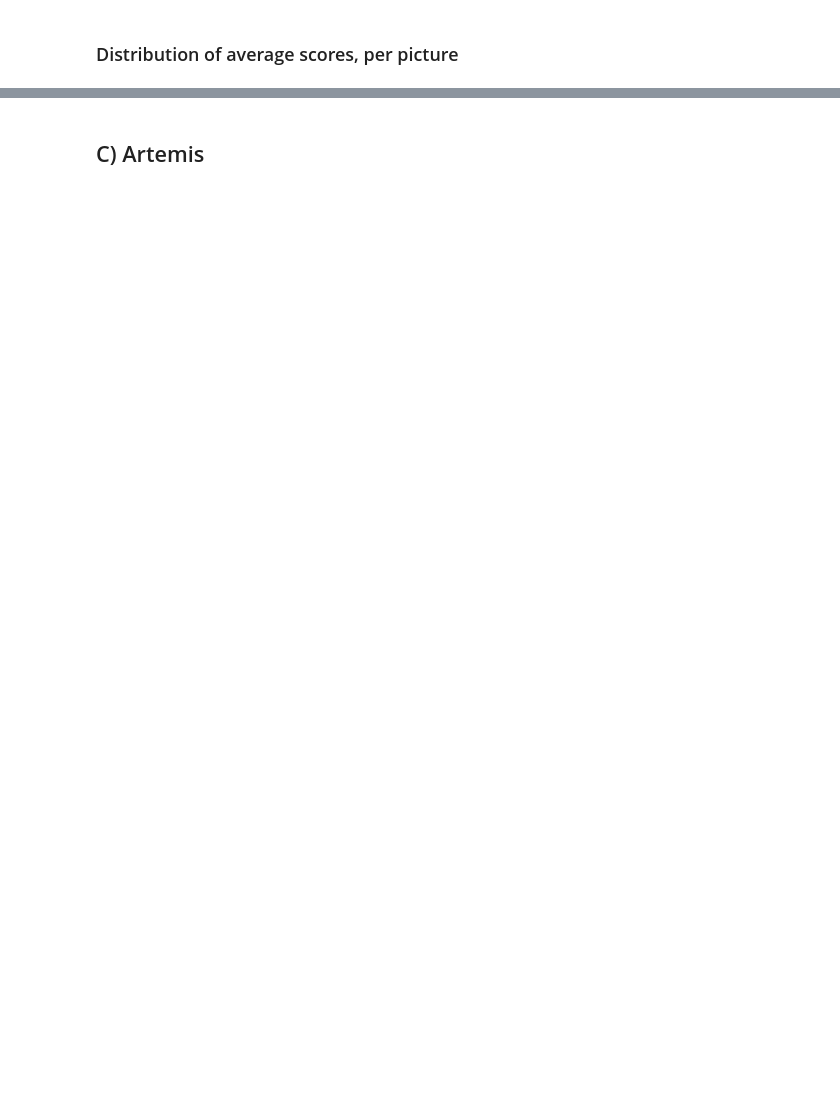
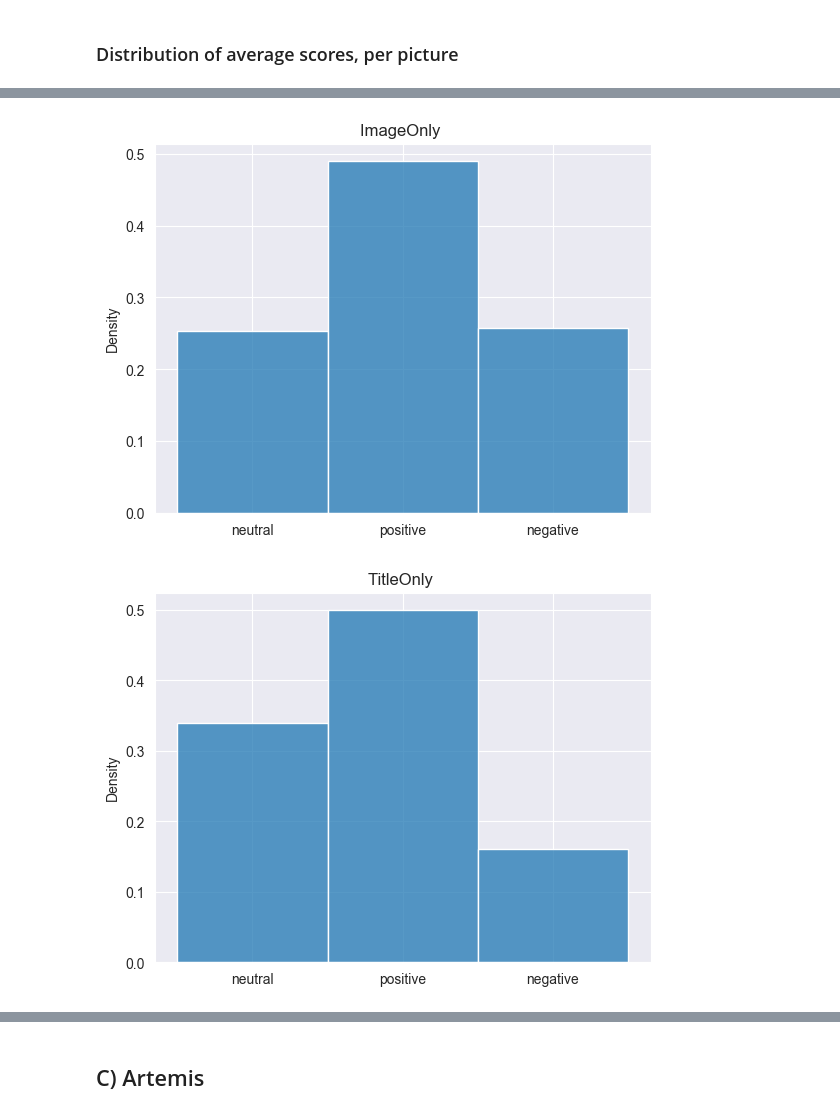
Before and after one commit to ricardokleinklein/EmotionalArt, a Jupyter notebook: Style_Emotion_Analysis.ipynb, the cells around one changed output, grey strips where cells are left out. Cells and saved outputs as stored; diff of their text form; code cells hidden in the pictures; blank space fills up the shorter version.

```diff
--- a/Style_Emotion_Analysis.ipynb
+++ b/Style_Emotion_Analysis.ipynb
@@ -94,0 +158,13 @@ wikiart
+# %%
+image_cols = "ImageOnly #{}: Emotions- Binary"
+title_cols = "TitleOnly #{}: Emotions- Binary"
+multimodal_cols = "Art (image+title) #{}: Emotions- Binary"
+
+for modality in [image_cols, title_cols, multimodal_cols]:
+    subset = wikiart[[modality.format(i) for i in range(1, 6)]].values.ravel()
+    sns.histplot(data=subset, discrete=True, stat='density')
+    plt.title(modality.split("#")[0])
+    plt.show()
+# %% [output]
+[figure, added]
+[figure, added]
```
Also changed, not shown: parts of 14 cells of this notebook.
